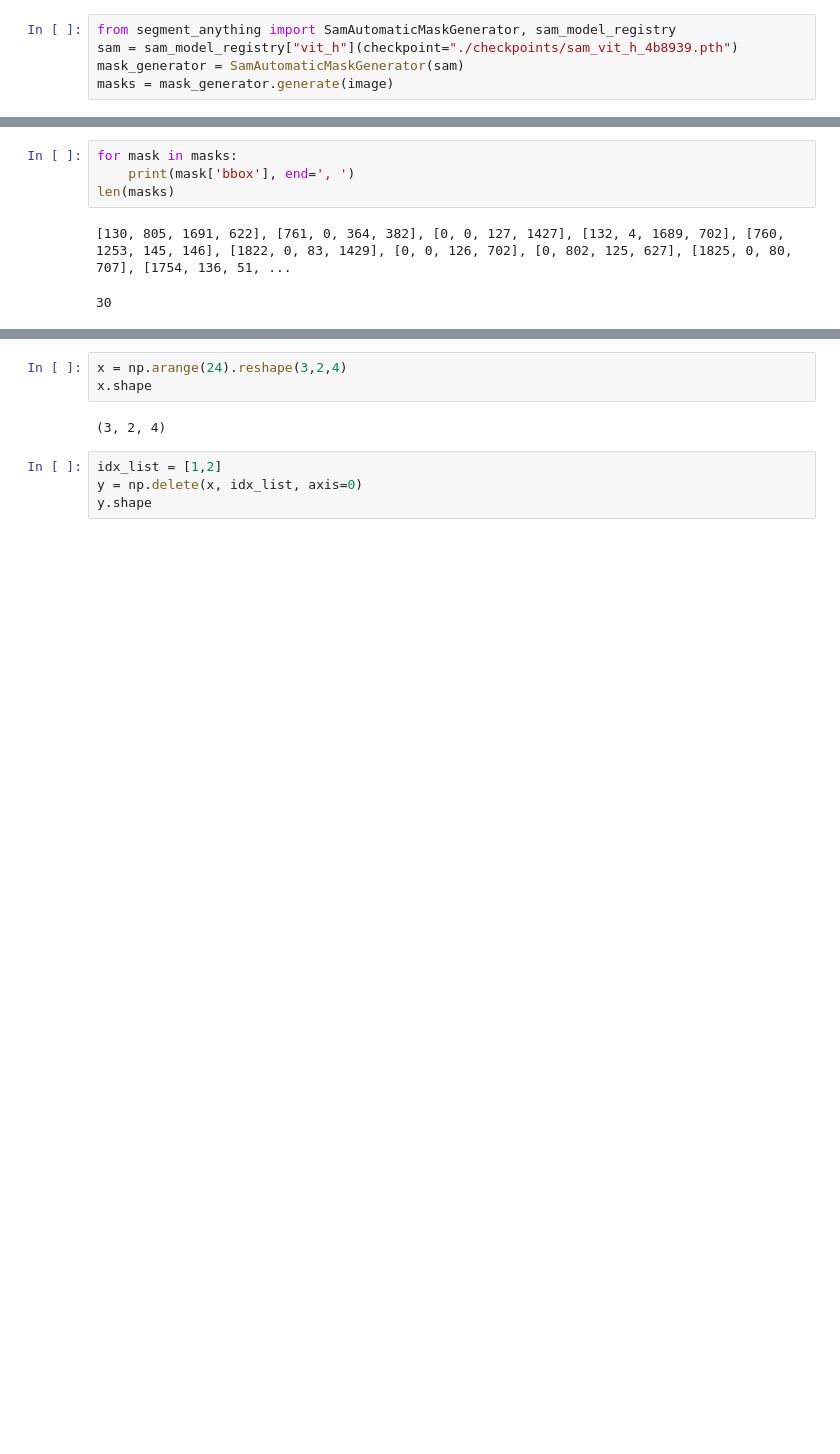
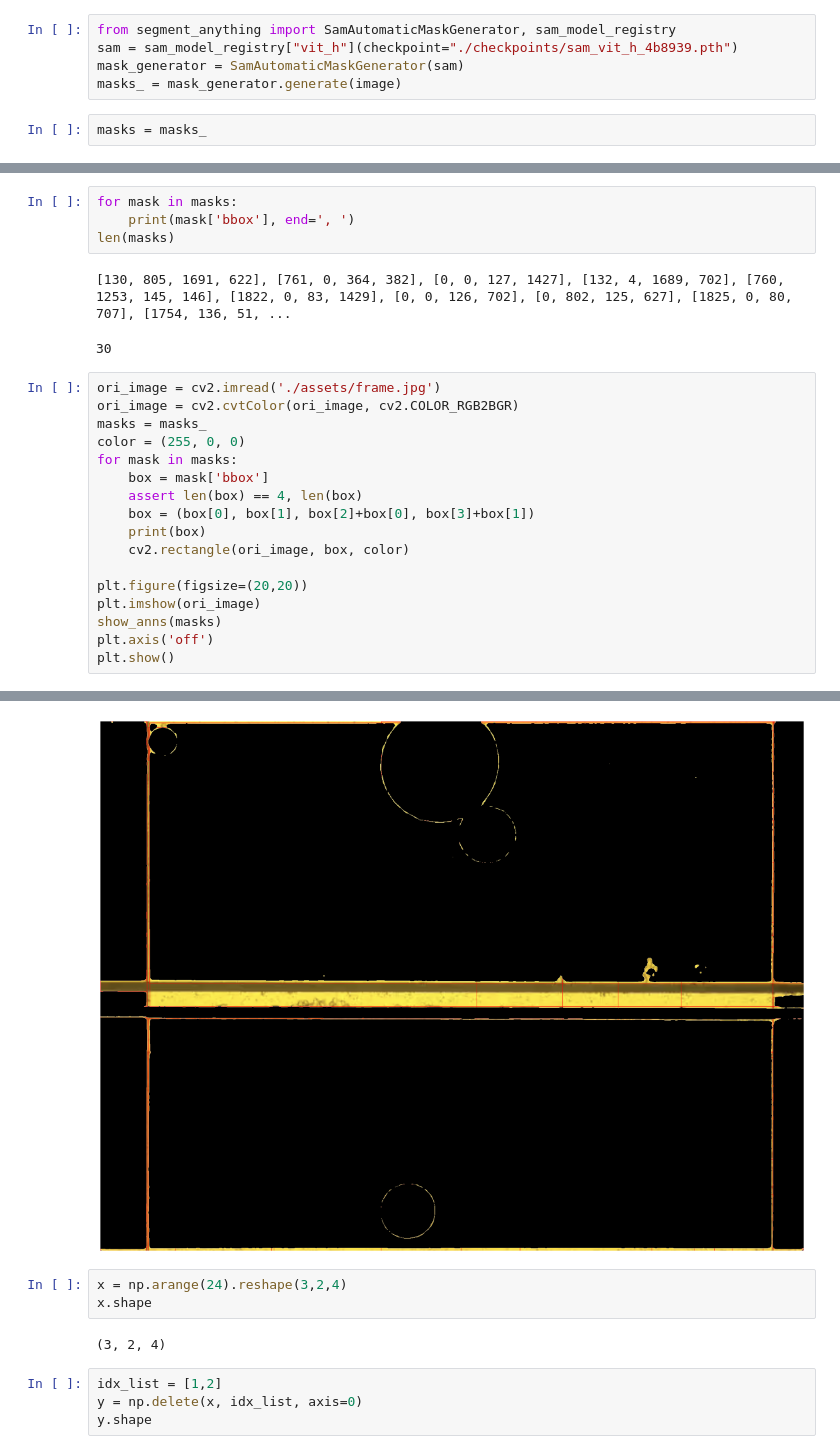
Before and after one commit to DesarguesC/SAM-DeepSORT, a Jupyter notebook: sam.ipynb, the cells around one changed output, grey strips where cells are left out. Cells and saved outputs as stored; diff of their text form; blank space fills up the shorter version.

```diff
--- a/sam.ipynb
+++ b/sam.ipynb
@@ -6,7 +6,9 @@ image = cv2.cvtColor(image, cv2.COLOR_BGR2RGB)
 from segment_anything import SamAutomaticMaskGenerator, sam_model_registry
 sam = sam_model_registry["vit_h"](checkpoint="./checkpoints/sam_vit_h_4b8939.pth")
 mask_generator = SamAutomaticMaskGenerator(sam)
-masks = mask_generator.generate(image)
+masks_ = mask_generator.generate(image)
+# %%
+masks = masks_
 # %%
 import numpy as np
 np.random.random(3)
@@ -45,3 +47,21 @@ len(masks)
 # %% [output]
 [130, 805, 1691, 622], [761, 0, 364, 382], [0, 0, 127, 1427], [132, 4, 1689, 702], [760, 1253, 145, 146], [1822, 0, 83, 1429], [0, 0, 126, 702], [0, 802, 125, 627], [1825, 0, 80, 707], [1754, 136, 51, ...
 30
+# %%
+ori_image = cv2.imread('./assets/frame.jpg')
+ori_image = cv2.cvtColor(ori_image, cv2.COLOR_RGB2BGR)
+masks = masks_
+color = (255, 0, 0)
+for mask in masks:
+    box = mask['bbox']
+    assert len(box) == 4, len(box)
+    box = (box[0], box[1], box[2]+box[0], box[3]+box[1])
+    print(box)
+    cv2.rectangle(ori_image, box, color)
+
+plt.figure(figsize=(20,20))
+plt.imshow(ori_image)
+show_anns(masks)
+plt.axis('off')
+plt.show()
+# %% [output]
@@ -48,3 +85,4 @@ len(masks)
+[figure, added]
 # %%
 x = np.arange(24).reshape(3,2,4)
 x.shape
```
Also changed, not shown: parts of 3 cells of this notebook.
